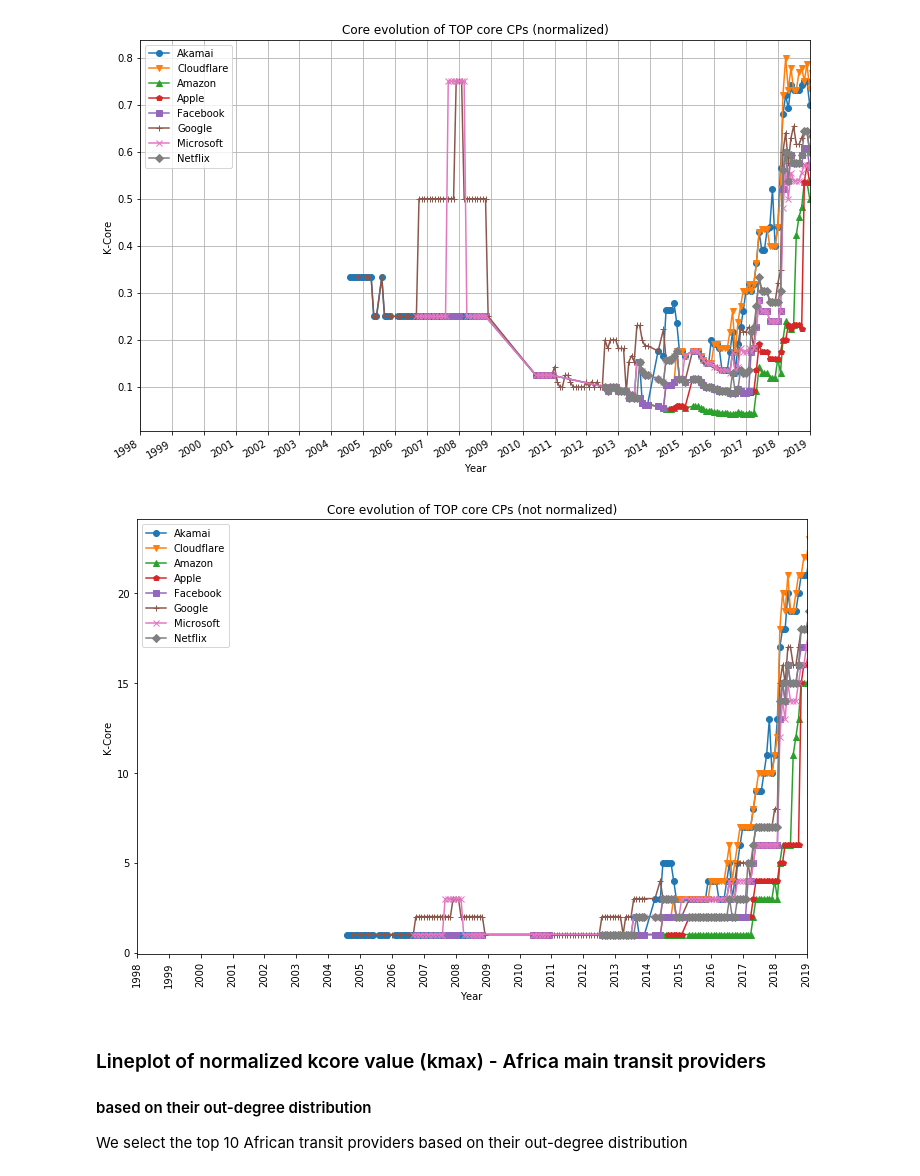
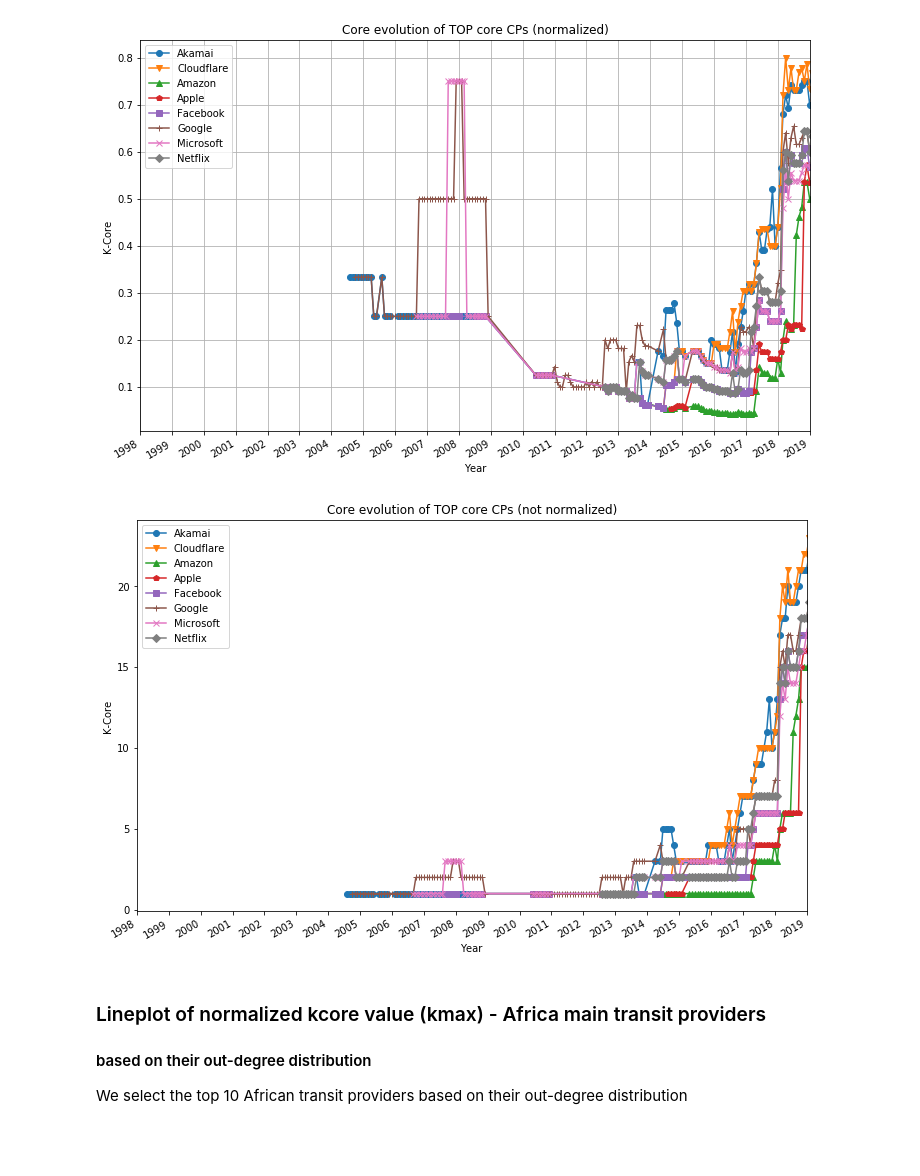
Before and after one commit to AFRINIC-Labs/internet-consolidation-africa, a Jupyter notebook: K-Core/k-core-africa.ipynb, the cells around one changed output. Cells and saved outputs as stored; diff of their text form; code cells hidden in the pictures; blank space fills up the shorter version.

```diff
--- a/K-Core/k-core-africa.ipynb
+++ b/K-Core/k-core-africa.ipynb
@@ -182,31 +197,33 @@ plt.show()
 # %%
 fig, ax = plt.subplots(figsize=(12, 8))
 
 for asn in top_core_asns.keys():
     data = df_kcore.loc[df_kcore.network == asn].sort_values(by=['date'])
     label = top_core_asns[asn][0]
 #     ax = data.plot(ax=ax, kind='line', x='date', y='kmax', label=label)
     ax.plot(data.index.values, data.kcore.values, top_core_asns[asn][2], label=label)
 
 # Format the x axis
 ax.xaxis.set_major_locator(mdates.YearLocator())
 ax.xaxis.set_major_formatter(DateFormatter("%Y"))
 
 # # round to nearest years.
 datemin = np.datetime64(df_kcore.index.values[0], 'Y')
 datemax = np.datetime64(df_kcore.index.values[-1], 'Y')
 ax.set_xlim(datemin, datemax)
 
 plt.ylabel('K-Core')
 plt.xlabel('Year')
-plt.xticks(rotation='vertical')
+#plt.xticks(rotation='vertical')
+fig.autofmt_xdate()
+
 
 plt.title('Core evolution of TOP core CPs (not normalized)')
 plt.legend(loc='best')
 plt.savefig('plots/kcore_africa_evolution.png')
 plt.show()
 # %% [output]
-[figure, old version]
+[figure, new version]
 # %% [markdown]
 ### Lineplot of normalized kcore value (kmax) - Africa main transit providers
 #### based on their out-degree distribution
```
Also changed, not shown: parts of 16 cells of this notebook, 5 other files.
